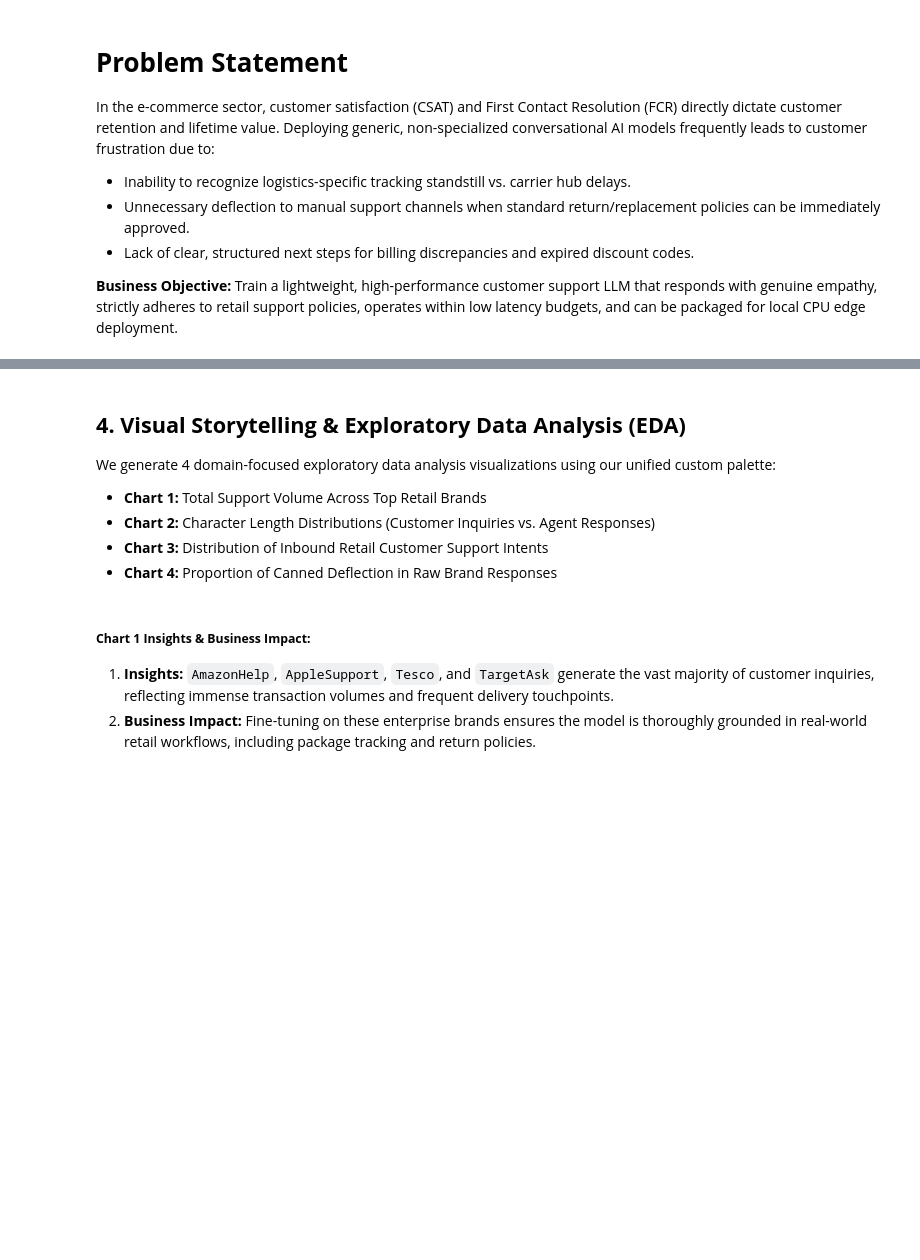
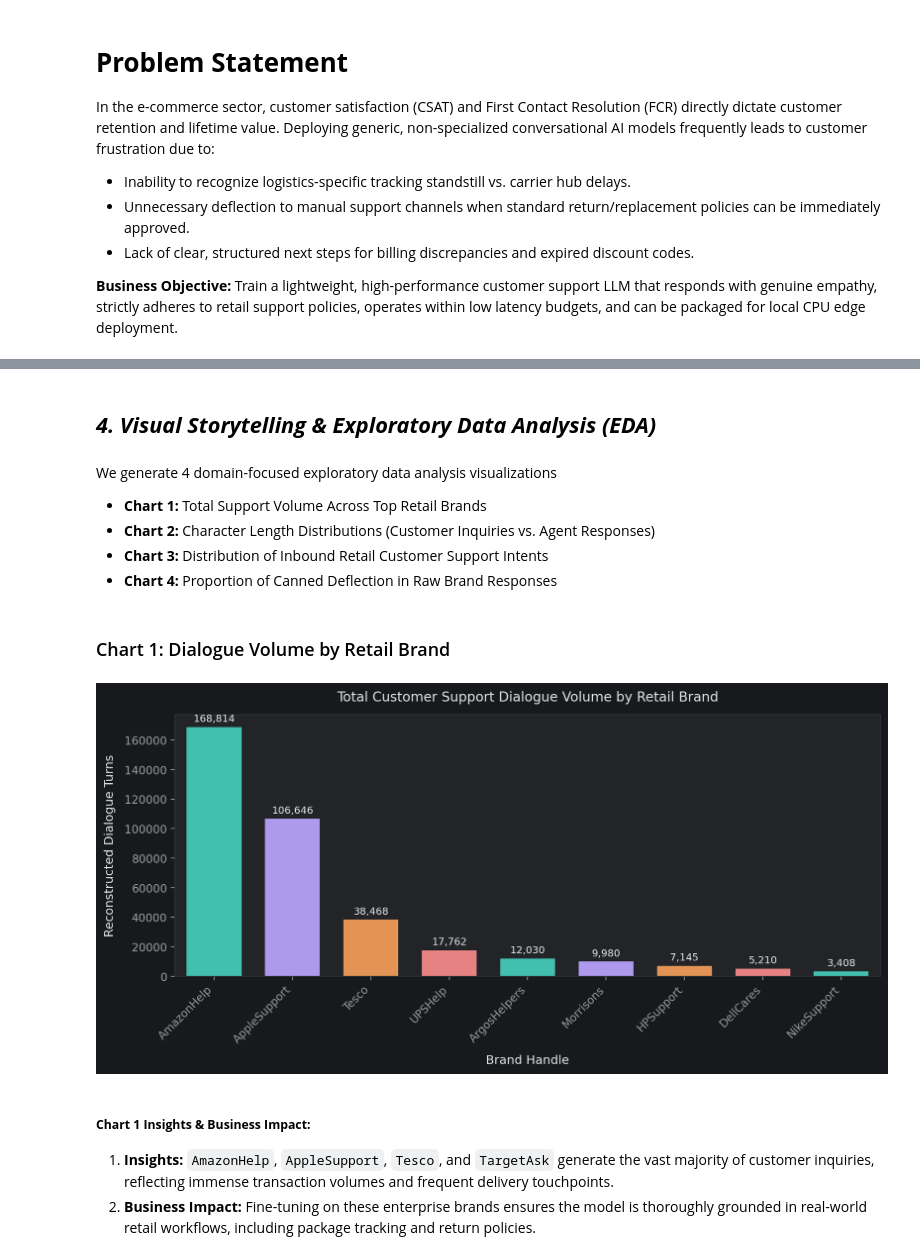
Before and after one commit to saiabhiram-simhadri/ecommerce-specialized-llm-bot, a Jupyter notebook: notebooks/ecommerce_specialized_llm_bot_capstone.ipynb, the cells around one changed output, grey strips where cells are left out. Cells and saved outputs as stored; diff of their text form; code cells hidden in the pictures; blank space fills up the shorter version.

```diff
--- a/notebooks/ecommerce_specialized_llm_bot_capstone.ipynb
+++ b/notebooks/ecommerce_specialized_llm_bot_capstone.ipynb
@@ -266,29 +314,33 @@ custom_display(
+# %% [markdown]
+## ***4. Visual Storytelling & Exploratory Data Analysis (EDA)***
 # %% [markdown]
-## **4. Visual Storytelling & Exploratory Data Analysis (EDA)**
-
-We generate 4 domain-focused exploratory data analysis visualizations using our unified custom palette:
+We generate 4 domain-focused exploratory data analysis visualizations
 * **Chart 1:** Total Support Volume Across Top Retail Brands
 * **Chart 2:** Character Length Distributions (Customer Inquiries vs. Agent Responses)
 * **Chart 3:** Distribution of Inbound Retail Customer Support Intents
 * **Chart 4:** Proportion of Canned Deflection in Raw Brand Responses
+# %% [markdown]
+### Chart 1: Dialogue Volume by Retail Brand
 # %%
 # Chart 1: Dialogue Volume by Retail Brand
 plt.figure(figsize=(10, 5))
 top_brands = df_dialogues["brand_name"].value_counts().head(10)
 palette = [CUSTOM_THEME['teal'], CUSTOM_THEME['purple'], CUSTOM_THEME['orange'], CUSTOM_THEME['coral']] * 3
 
-ax = sns.barplot(x=top_brands.index, y=top_brands.values, palette=palette[:len(top_brands)], edgecolor=CUSTOM_THEME['grid'])
-plt.title("Chart 1: Total Customer Support Dialogue Volume by Retail Brand", fontsize=13, fontweight='bold')
+ax = sns.barplot(x=top_brands.index, y=top_brands.values, width=0.7, palette=palette[:len(top_brands)], edgecolor='none')
+plt.title("Total Customer Support Dialogue Volume by Retail Brand")
 plt.xlabel("Brand Handle", fontsize=11)
 plt.ylabel("Reconstructed Dialogue Turns", fontsize=11)
 plt.xticks(rotation=45, ha='right')
 
 for p in ax.patches:
     y = p.get_height()
     ax.annotate(f"{int(y):,}", (p.get_x() + p.get_width()/2., y), ha='center', va='bottom', fontsize=9, color=CUSTOM_THEME['text'], xytext=(0, 3), textcoords='offset points')
 
 plt.tight_layout()
 plt.show()
+# %% [output]
+[figure, added]
 # %% [markdown]
 ##### **Chart 1 Insights & Business Impact:**
 1. **Insights:** `AmazonHelp`, `AppleSupport`, `Tesco`, and `TargetAsk` generate the vast majority of customer inquiries, reflecting immense transaction volumes and frequent delivery touchpoints.
```
Also changed, not shown: parts of 66 cells of this notebook, 1 other file.
